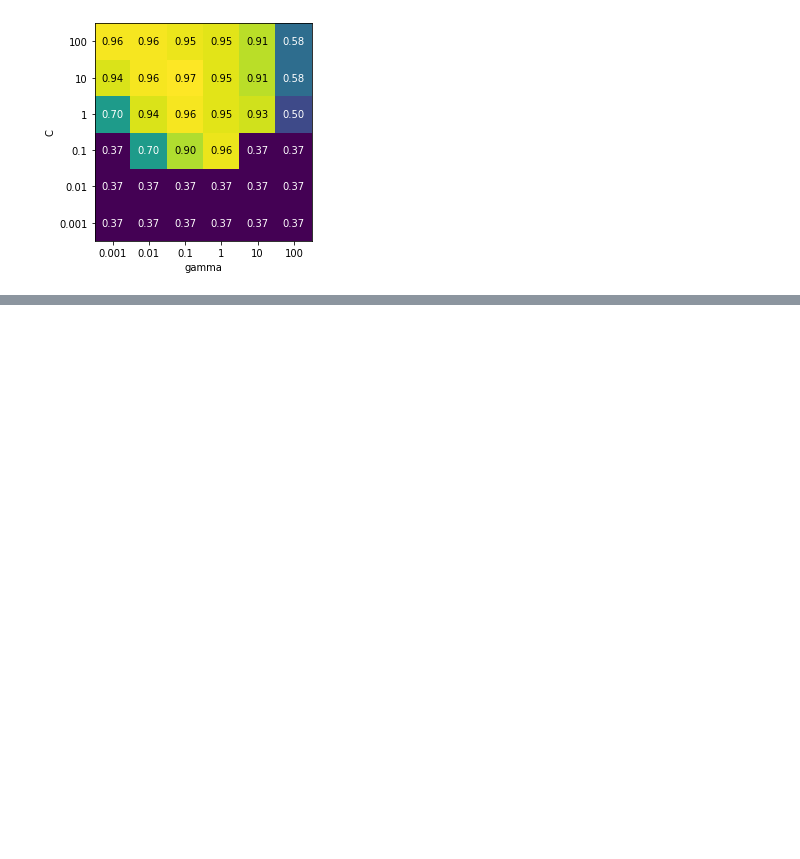
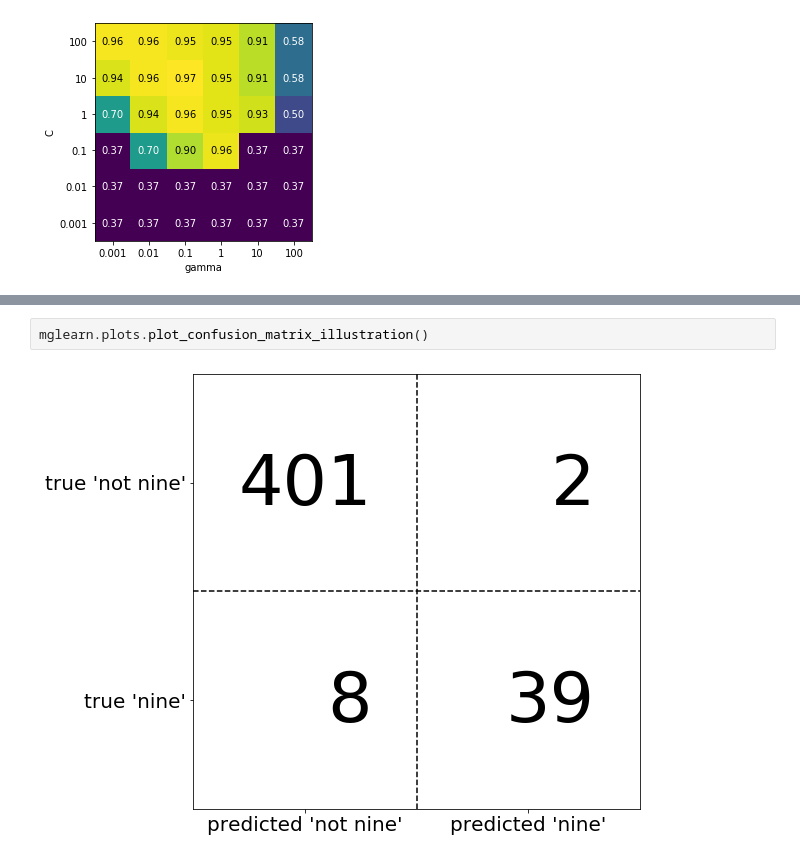
Before and after one commit to Rimo1129/practice_of_ml, a Jupyter notebook: Chp5/practice_chp5.ipynb, the cells around one changed output, grey strips where cells are left out. Cells and saved outputs as stored; diff of their text form; blank space fills up the shorter version.

```diff
--- a/Chp5/practice_chp5.ipynb
+++ b/Chp5/practice_chp5.ipynb
@@ -322,0 +460,4 @@ param_grid_linear = {'C': np.linspace(1,2,6), 'gamma': np.linspace(1,2,6)}
+# %%
+mglearn.plots.plot_confusion_matrix_illustration()
+# %% [output]
+[figure, added]
```
Also changed, not shown: parts of 50 cells of this notebook.
